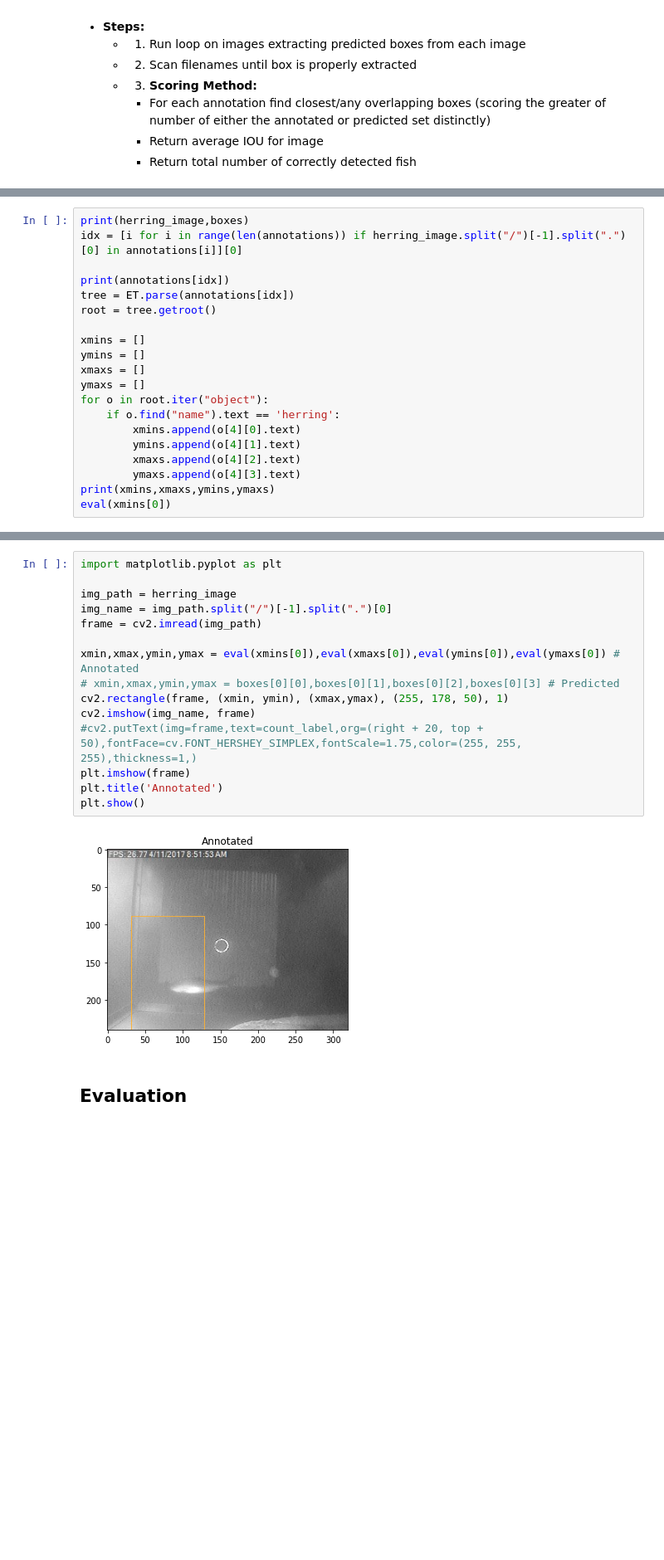
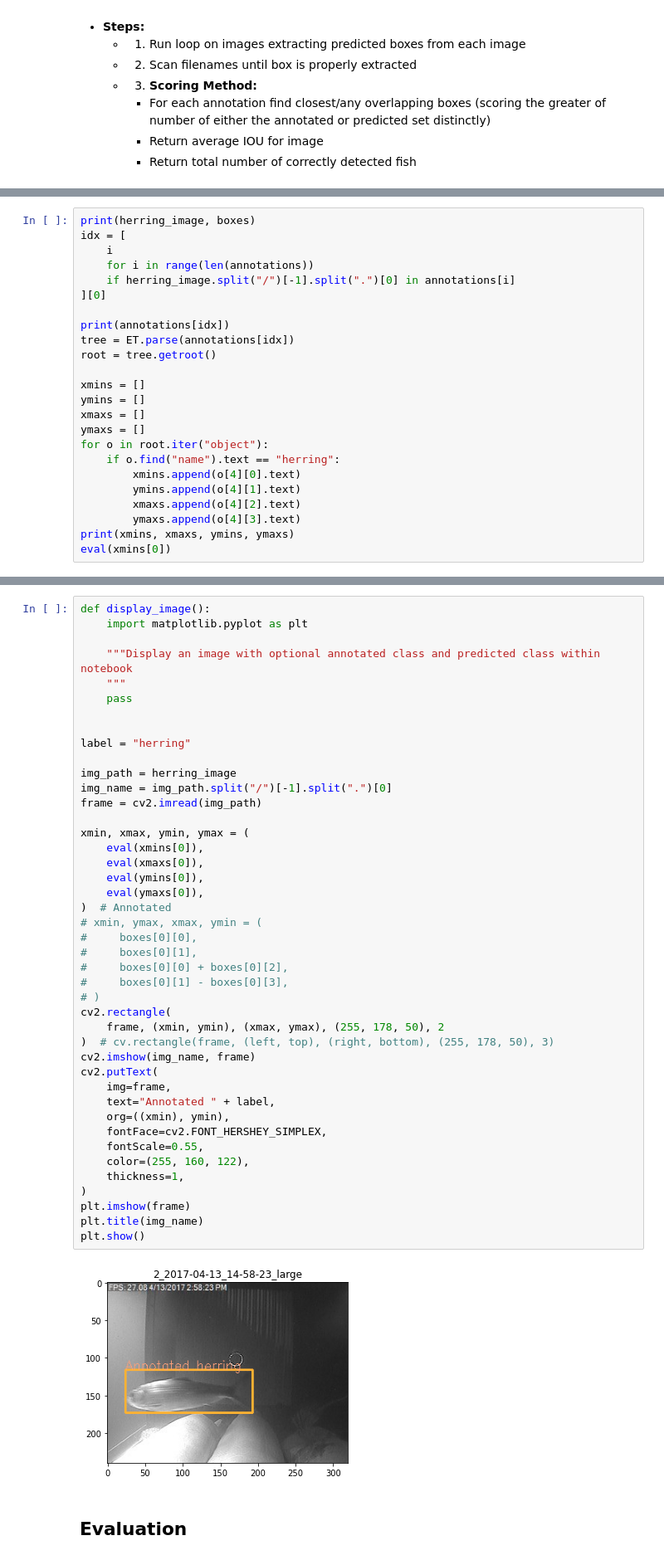
Before and after one commit to aus10powell/MIT-Fishery-Counter, a Jupyter notebook: code/training.ipynb, the cells around one changed output, grey strips where cells are left out. Shown: that part at 83% size. Drawn from its saved outputs; the diff is of its cells as text; blank space fills up the shorter version.

```diff
--- a/code/training.ipynb
+++ b/code/training.ipynb
@@ -112,6 +113,10 @@ bb_intersection_over_union(boxA=boxA,boxB=annotation_box)
 # %%
-print(herring_image,boxes)
-idx = [i for i in range(len(annotations)) if herring_image.split("/")[-1].split(".")[0] in annotations[i]][0]
+print(herring_image, boxes)
+idx = [
+    i
+    for i in range(len(annotations))
+    if herring_image.split("/")[-1].split(".")[0] in annotations[i]
+][0]
 
 print(annotations[idx])
 tree = ET.parse(annotations[idx])
@@ -122,11 +127,11 @@ ymins = []
 xmaxs = []
 ymaxs = []
 for o in root.iter("object"):
-    if o.find("name").text == 'herring':
+    if o.find("name").text == "herring":
         xmins.append(o[4][0].text)
         ymins.append(o[4][1].text)
         xmaxs.append(o[4][2].text)
         ymaxs.append(o[4][3].text)
-print(xmins,xmaxs,ymins,ymaxs)
+print(xmins, xmaxs, ymins, ymaxs)
 eval(xmins[0])
 # %% [output]
@@ -139,20 +142,48 @@ eval(xmins[0])
 # %%
-import matplotlib.pyplot as plt
+def display_image():
+    import matplotlib.pyplot as plt
+
+    """Display an image with optional annotated class and predicted class within notebook
+    """
+    pass
+
+
+label = "herring"
 
 img_path = herring_image
 img_name = img_path.split("/")[-1].split(".")[0]
 frame = cv2.imread(img_path)
 
-xmin,xmax,ymin,ymax = eval(xmins[0]),eval(xmaxs[0]),eval(ymins[0]),eval(ymaxs[0]) # Annotated
-# xmin,xmax,ymin,ymax = boxes[0][0],boxes[0][1],boxes[0][2],boxes[0][3] # Predicted
-cv2.rectangle(frame, (xmin, ymin), (xmax,ymax), (255, 178, 50), 1)
+xmin, xmax, ymin, ymax = (
+    eval(xmins[0]),
+    eval(xmaxs[0]),
+    eval(ymins[0]),
+    eval(ymaxs[0]),
+)  # Annotated
+# xmin, ymax, xmax, ymin = (
+#     boxes[0][0],
+#     boxes[0][1],
+#     boxes[0][0] + boxes[0][2],
+#     boxes[0][1] - boxes[0][3],
+# )
+cv2.rectangle(
+    frame, (xmin, ymin), (xmax, ymax), (255, 178, 50), 2
+)  # cv.rectangle(frame, (left, top), (right, bottom), (255, 178, 50), 3)
 cv2.imshow(img_name, frame)
-#cv2.putText(img=frame,text=count_label,org=(right + 20, top + 50),fontFace=cv.FONT_HERSHEY_SIMPLEX,fontScale=1.75,color=(255, 255, 255),thickness=1,)
+cv2.putText(
+    img=frame,
+    text="Annotated " + label,
+    org=((xmin), ymin),
+    fontFace=cv2.FONT_HERSHEY_SIMPLEX,
+    fontScale=0.55,
+    color=(255, 160, 122),
+    thickness=1,
+)
 plt.imshow(frame)
-plt.title('Annotated')
+plt.title(img_name)
 plt.show()
 # %% [output]
-[figure, old version]
+[figure, new version]
 # %% [markdown]
 ## Evaluation
 # %%
```
Also changed, not shown: parts of 7 cells of this notebook.
